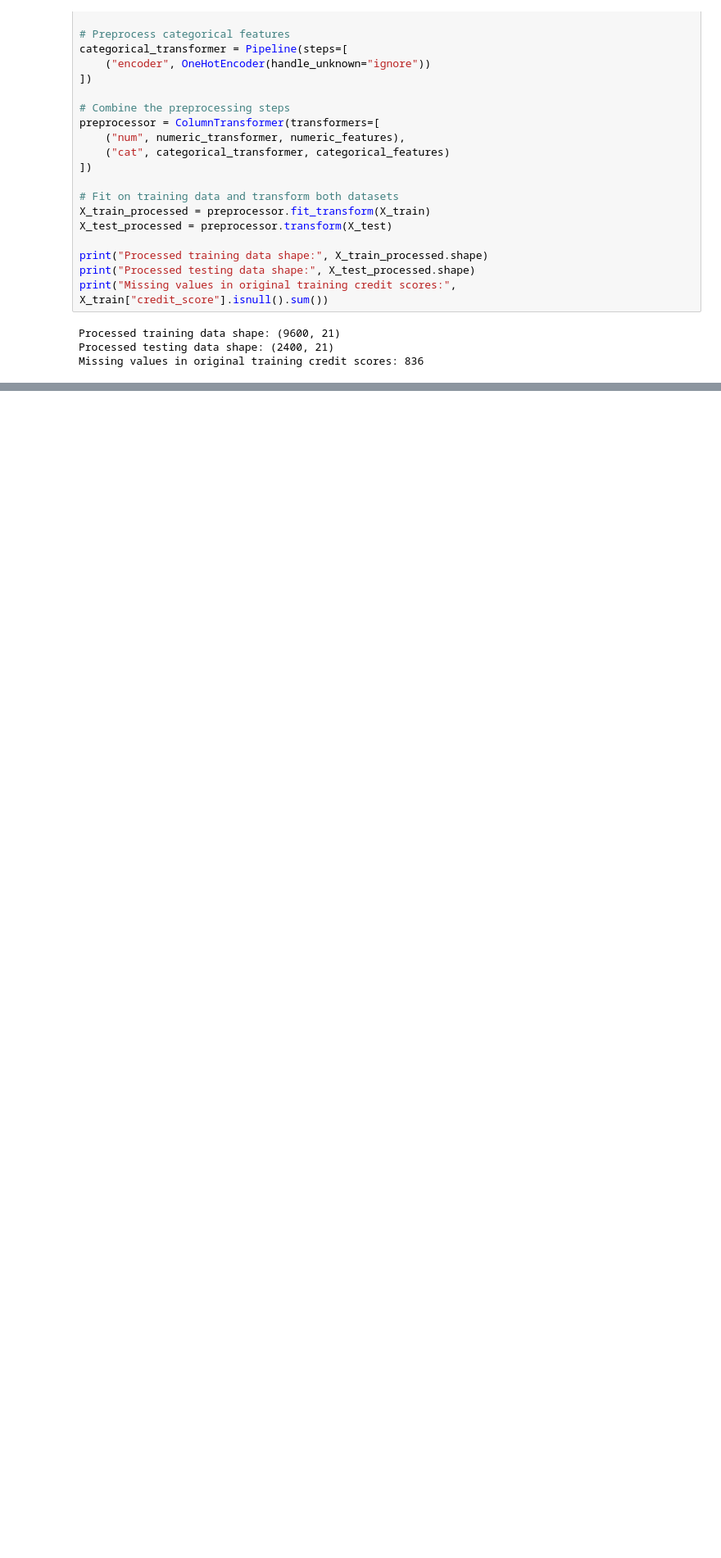
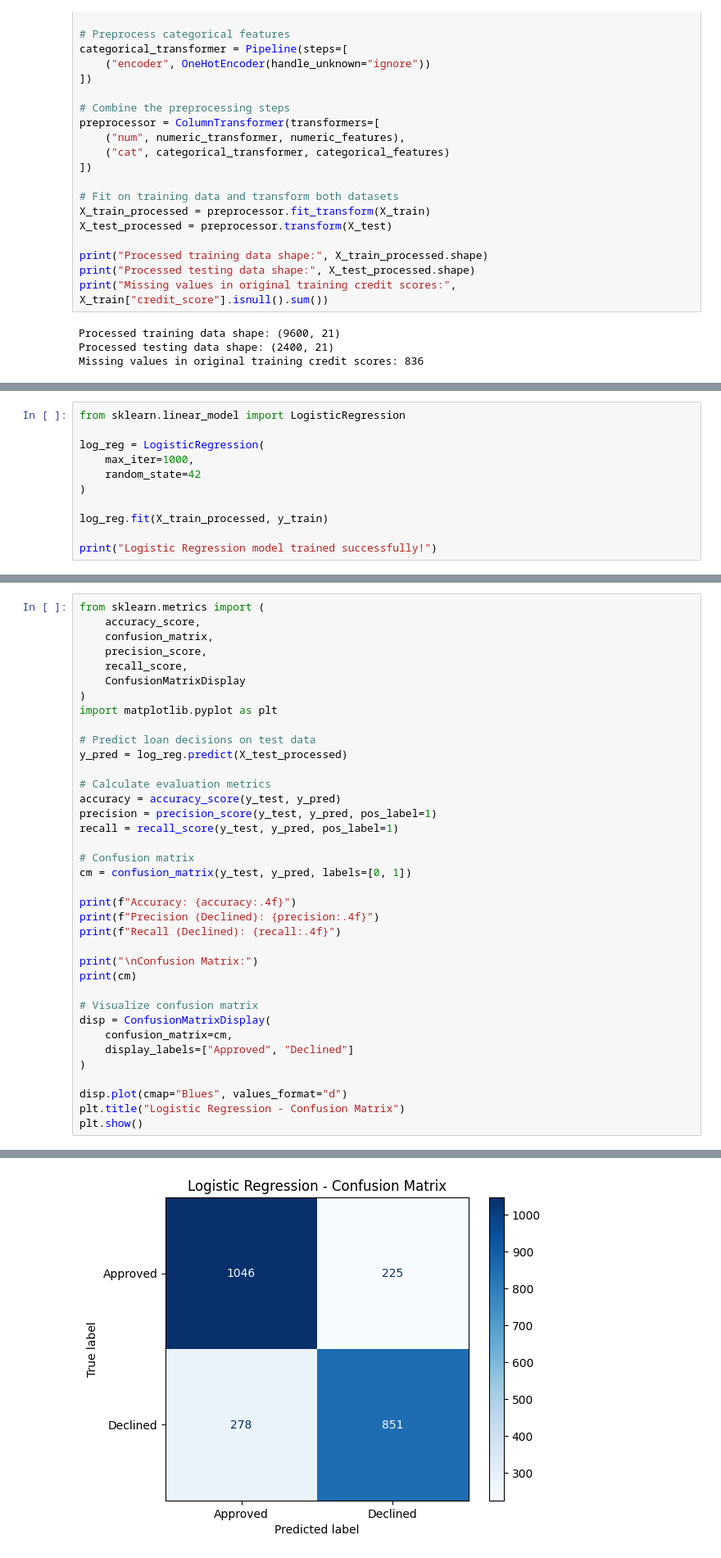
Before and after one commit to Madhukunchala99/credit-pre-screening---Bussiness_UseCase-ML, a Jupyter notebook: Main.ipynb, the cells around one changed output, grey strips where cells are left out. Shown at 82% size. Saved outputs shown, nothing was run; the diff lists cells and outputs as text; blank space fills up the shorter version.

```diff
--- a/Main.ipynb
+++ b/Main.ipynb
@@ -1090,0 +1218,11 @@ Missing values in original training credit scores: 836
+# %%
+from sklearn.linear_model import LogisticRegression
+
+log_reg = LogisticRegression(
+    max_iter=1000,
+    random_state=42
+)
+
+log_reg.fit(X_train_processed, y_train)
+
+print("Logistic Regression model trained successfully!")
@@ -1090,0 +1256,38 @@ Missing values in original training credit scores: 836
+# %%
+from sklearn.metrics import (
+    accuracy_score,
+    confusion_matrix,
+    precision_score,
+    recall_score,
+    ConfusionMatrixDisplay
+)
+import matplotlib.pyplot as plt
+
+# Predict loan decisions on test data
+y_pred = log_reg.predict(X_test_processed)
+
+# Calculate evaluation metrics
+accuracy = accuracy_score(y_test, y_pred)
+precision = precision_score(y_test, y_pred, pos_label=1)
+recall = recall_score(y_test, y_pred, pos_label=1)
+
+# Confusion matrix
+cm = confusion_matrix(y_test, y_pred, labels=[0, 1])
+
+print(f"Accuracy: {accuracy:.4f}")
+print(f"Precision (Declined): {precision:.4f}")
+print(f"Recall (Declined): {recall:.4f}")
+
+print("\nConfusion Matrix:")
+print(cm)
+
+# Visualize confusion matrix
+disp = ConfusionMatrixDisplay(
+    confusion_matrix=cm,
+    display_labels=["Approved", "Declined"]
+)
+
+disp.plot(cmap="Blues", values_format="d")
+plt.title("Logistic Regression - Confusion Matrix")
+plt.show()
+# %% [output]
@@ -1090,0 +1301 @@ Missing values in original training credit scores: 836
+[figure, added]
```
Also changed, not shown: parts of 115 cells of this notebook, 3 other files.
